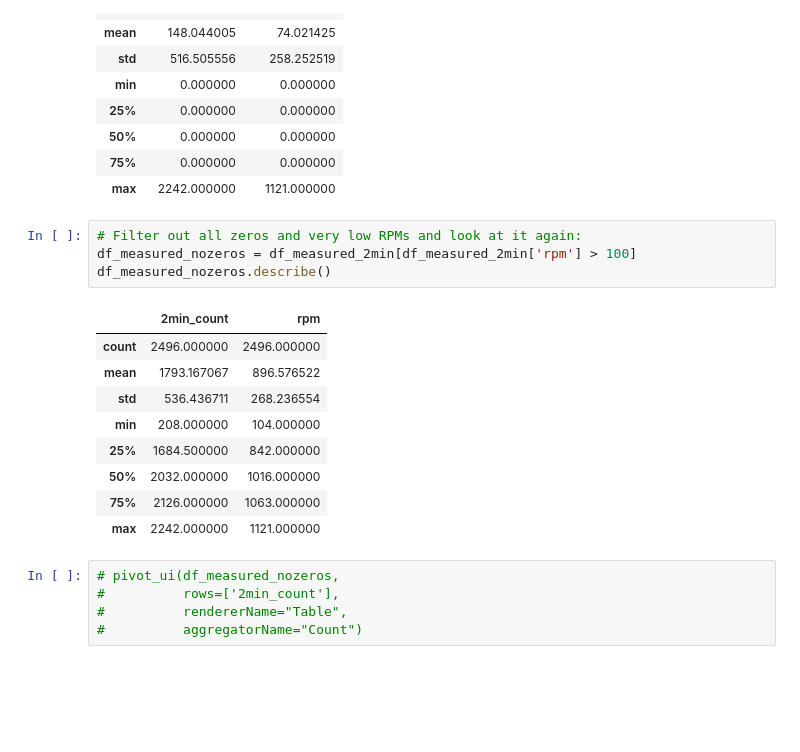
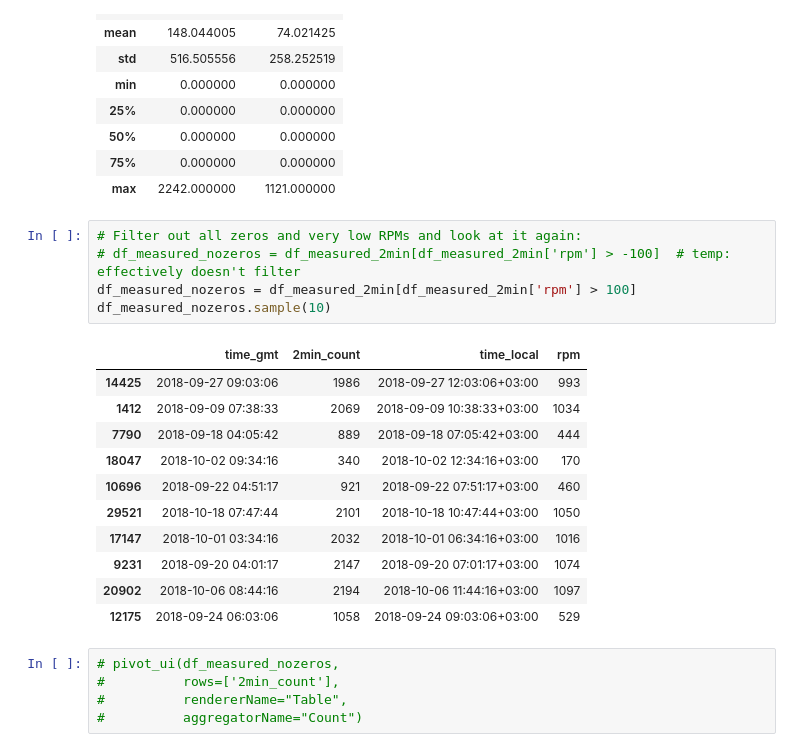
Before and after one commit to RadiantLabs/microgrid-appliance-analysis, a Jupyter notebook: scripts/usage_profiles/rice_mill_usage_profile.ipynb, the cells around one changed output. Saved outputs shown, nothing was run; the diff lists cells and outputs as text; blank space fills up the shorter version.

```diff
--- a/scripts/usage_profiles/rice_mill_usage_profile.ipynb
+++ b/scripts/usage_profiles/rice_mill_usage_profile.ipynb
@@ -161,18 +177,21 @@ df_measured_2min.describe()
 | max | 2242.000000 | 1121.000000 |
 # %%
 # Filter out all zeros and very low RPMs and look at it again:
+# df_measured_nozeros = df_measured_2min[df_measured_2min['rpm'] > -100]  # temp: effectively doesn't filter
 df_measured_nozeros = df_measured_2min[df_measured_2min['rpm'] > 100]
-df_measured_nozeros.describe()
+df_measured_nozeros.sample(10)
 # %% [output]
-|  | 2min_count | rpm |
-| count | 2496.000000 | 2496.000000 |
-| mean | 1793.167067 | 896.576522 |
-| std | 536.436711 | 268.236554 |
-| min | 208.000000 | 104.000000 |
-| 25% | 1684.500000 | 842.000000 |
-| 50% | 2032.000000 | 1016.000000 |
-| 75% | 2126.000000 | 1063.000000 |
-| max | 2242.000000 | 1121.000000 |
+|  | time_gmt | 2min_count | time_local | rpm |
+| 14425 | 2018-09-27 09:03:06 | 1986 | 2018-09-27 12:03:06+03:00 | 993 |
+| 1412 | 2018-09-09 07:38:33 | 2069 | 2018-09-09 10:38:33+03:00 | 1034 |
+| 7790 | 2018-09-18 04:05:42 | 889 | 2018-09-18 07:05:42+03:00 | 444 |
+| 18047 | 2018-10-02 09:34:16 | 340 | 2018-10-02 12:34:16+03:00 | 170 |
+| 10696 | 2018-09-22 04:51:17 | 921 | 2018-09-22 07:51:17+03:00 | 460 |
+| 29521 | 2018-10-18 07:47:44 | 2101 | 2018-10-18 10:47:44+03:00 | 1050 |
+| 17147 | 2018-10-01 03:34:16 | 2032 | 2018-10-01 06:34:16+03:00 | 1016 |
+| 9231 | 2018-09-20 04:01:17 | 2147 | 2018-09-20 07:01:17+03:00 | 1074 |
+| 20902 | 2018-10-06 08:44:16 | 2194 | 2018-10-06 11:44:16+03:00 | 1097 |
+| 12175 | 2018-09-24 06:03:06 | 1058 | 2018-09-24 09:03:06+03:00 | 529 |
 # %%
 # pivot_ui(df_measured_nozeros,
 #          rows=['2min_count'],
```
Also changed, not shown: parts of 15 cells of this notebook, 6 other files.
